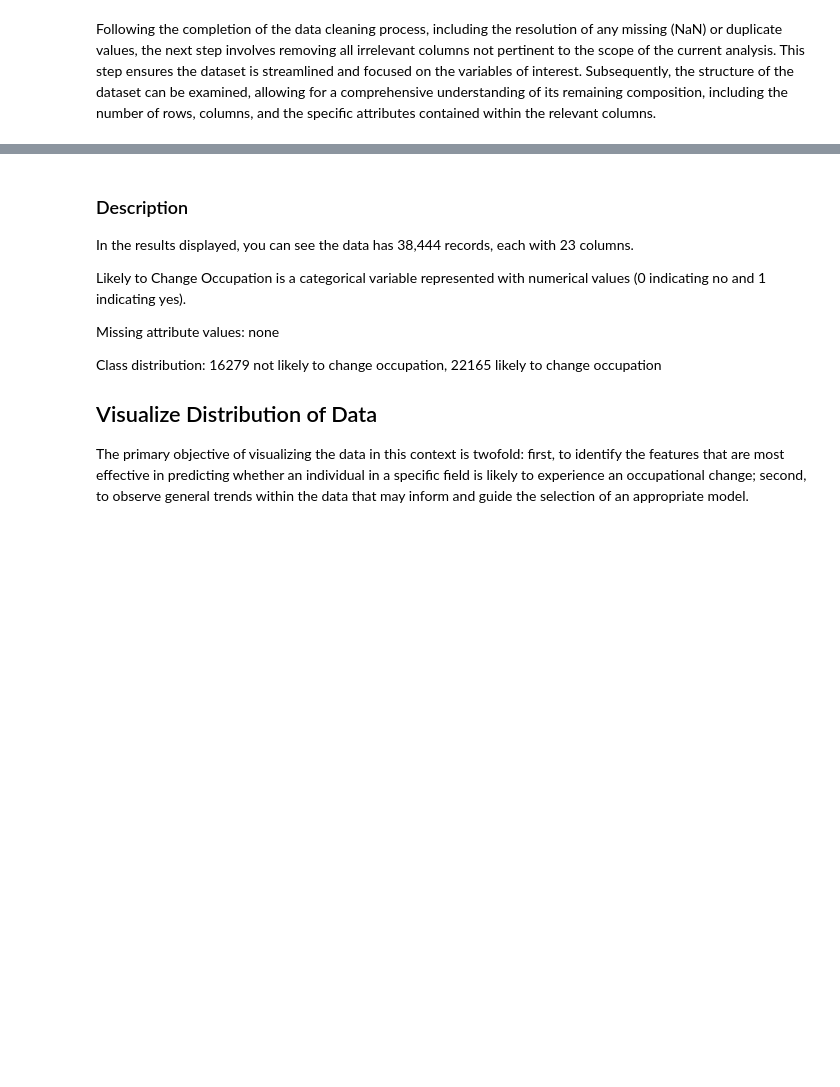
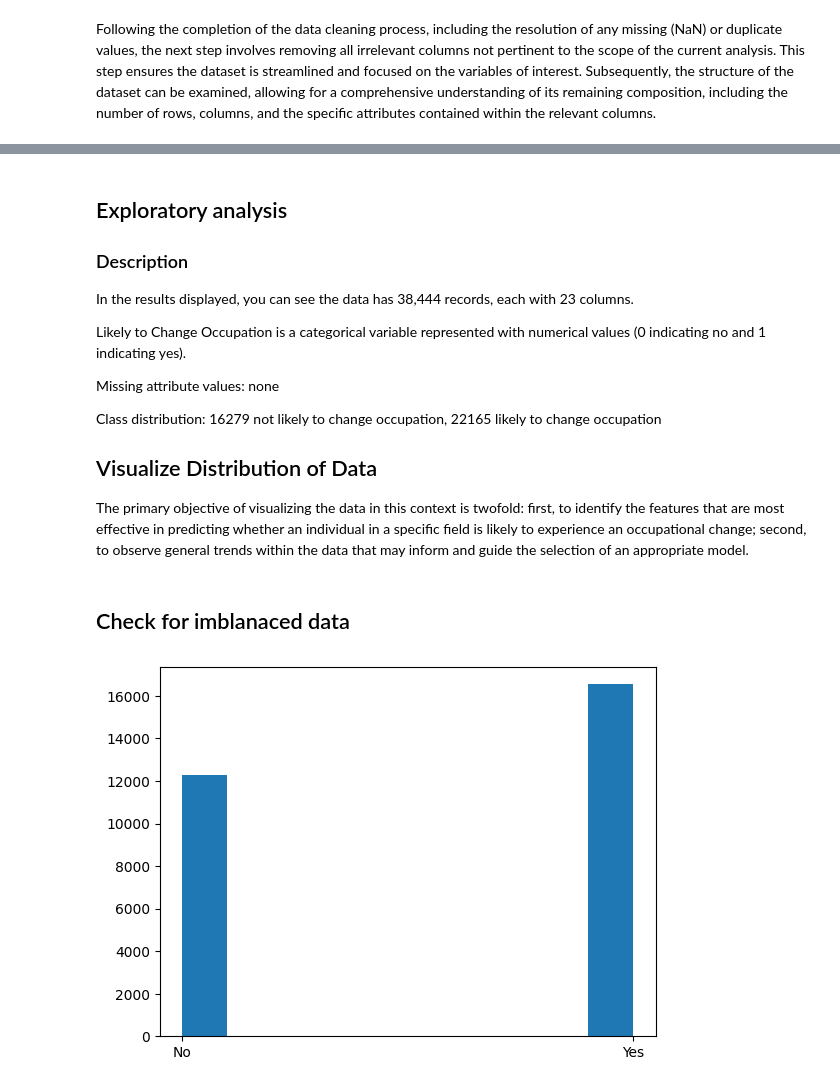
Before and after one commit to yestab335/data-science, a Jupyter notebook: ChangeOfCareer/notebook.ipynb, the cells around one changed output, grey strips where cells are left out. Saved outputs shown, nothing was run; the diff lists cells and outputs as text; code cells hidden in the pictures; blank space fills up the shorter version.

```diff
--- a/ChangeOfCareer/notebook.ipynb
+++ b/ChangeOfCareer/notebook.ipynb
@@ -106,4 +177,5 @@ change_occupation.count()
 # %% [markdown]
+## Exploratory analysis
 ### Description
 In the results displayed, you can see the data has 38,444 records, each with 23 columns.
 
@@ -135,0 +190,12 @@ plt.show()
+# %% [markdown]
+## Check for imblanaced data
+# %%
+plt.hist(data['Likely to Change Occupation'])
+
+# Redefine target column
+data['Likely to Change Occupation'] = data['Likely to Change Occupation'].map({
+  'No': 0,
+  'Yes': 1,
+})
+# %% [output]
+[figure, added]
```
Also changed, not shown: parts of 57 cells of this notebook.
